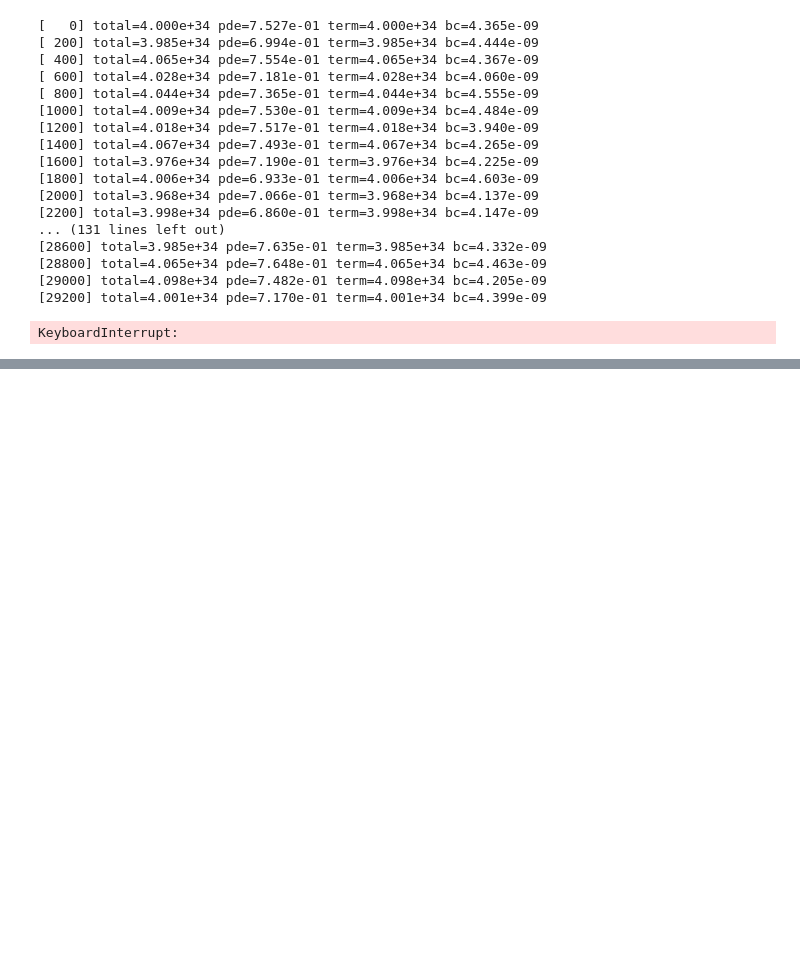
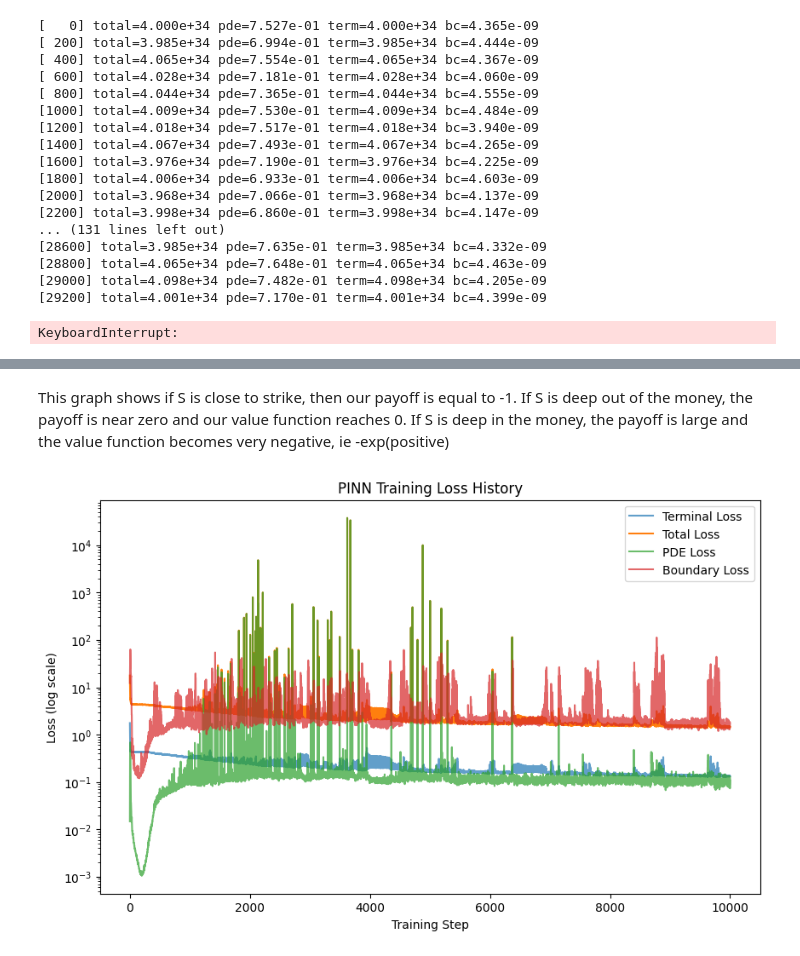
Before and after one commit to SahilKhaja/Physics-Informed-Neural-Networks-for-Dynamic-Option-hedging, a Jupyter notebook: PINN based Option Hedging.ipynb, the cells around one changed output, grey strips where cells are left out. Cells and saved outputs as stored; diff of their text form; code cells hidden in the pictures; blank space fills up the shorter version.

```diff
--- a/PINN based Option Hedging.ipynb
+++ b/PINN based Option Hedging.ipynb
@@ -244,0 +768,17 @@ KeyboardInterrupt:
+# %% [markdown]
+This graph shows if S is close to strike, then our payoff is equal to -1. If S is deep out of the money, the payoff is near zero and our value function reaches 0. If S is deep in the money, the payoff is large and the value function becomes very negative, ie -exp(positive)
+# %%
+plt.figure(figsize=(10,6))
+plt.plot(term_history, label='Terminal Loss', alpha=0.7)
+
+plt.plot(loss_history, label='Total Loss')
+plt.plot(pde_history, label='PDE Loss', alpha=0.7)
+plt.plot(bc_history, label='Boundary Loss', alpha=0.7)
+plt.yscale('log')
+plt.xlabel('Training Step')
+plt.ylabel('Loss (log scale)')
+plt.title('PINN Training Loss History')
+plt.legend()
+plt.show()
+# %% [output]
+[figure, added]
```
Also changed, not shown: parts of 20 cells of this notebook.
